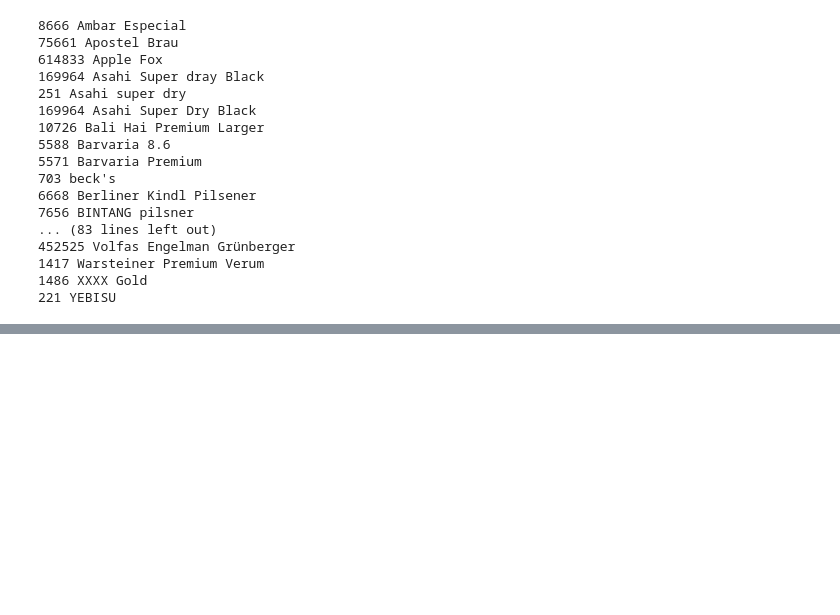
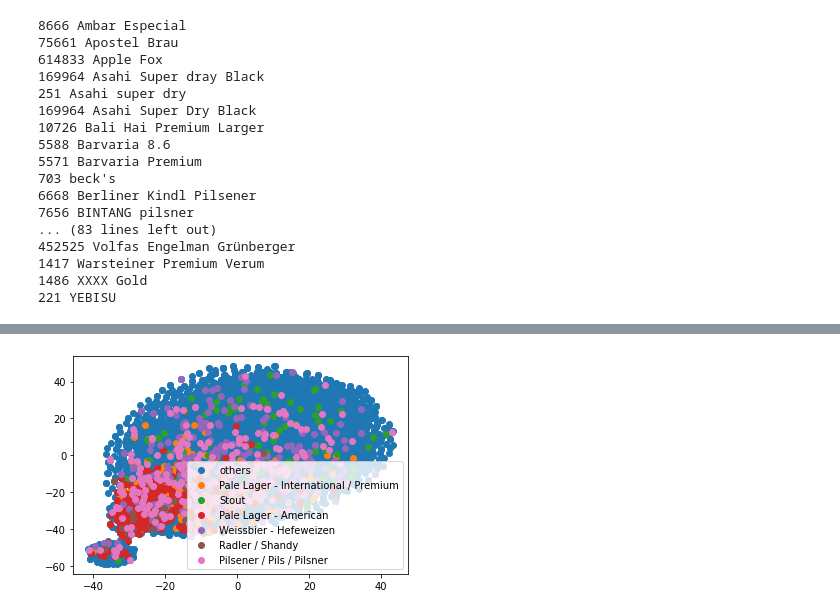
Before and after one commit to boostcampaitech3/final-project-level3-recsys-10, a Jupyter notebook: backend/recommendAPI/s3rec/inference.ipynb, the cells around one changed output, grey strips where cells are left out. Cells and saved outputs as stored; diff of their text form; code cells hidden in the pictures; blank space fills up the shorter version.

```diff
--- a/backend/recommendAPI/s3rec/inference.ipynb
+++ b/backend/recommendAPI/s3rec/inference.ipynb
@@ -311,0 +393,20 @@ Name: 98, dtype: object)
+# %%
+df_tsne_common = df_tsne.query("isinkorea_beer == False")
+plt.scatter(df_tsne_common["component 0"], df_tsne_common["component 1"], label = "others")
+df_tsne_inkorea = df_tsne#.query("isinkorea_beer == True")
+df_tsne_inkorea0 = df_tsne_inkorea.query("style == 'Pale Lager - International / Premium'")
+plt.scatter(df_tsne_inkorea0["component 0"], df_tsne_inkorea0["component 1"], label = "Pale Lager - International / Premium")
+df_tsne_inkorea1 = df_tsne_inkorea.query("style == 'Stout'")
+plt.scatter(df_tsne_inkorea1["component 0"], df_tsne_inkorea1["component 1"], label = "Stout")
+df_tsne_inkorea2 = df_tsne_inkorea.query("style == 'Pale Lager - American'")
+plt.scatter(df_tsne_inkorea2["component 0"], df_tsne_inkorea2["component 1"], label = "Pale Lager - American")
+df_tsne_inkorea3 = df_tsne_inkorea.query("style == 'Weissbier - Hefeweizen'")
+plt.scatter(df_tsne_inkorea3["component 0"], df_tsne_inkorea3["component 1"], label = "Weissbier - Hefeweizen")
+df_tsne_inkorea4 = df_tsne_inkorea.query("style == 'Radler / Shandy'")
+plt.scatter(df_tsne_inkorea4["component 0"], df_tsne_inkorea4["component 1"], label = "Radler / Shandy")
+df_tsne_inkorea5 = df_tsne_inkorea.query("style == 'Pilsener / Pils / Pilsner'")
+plt.scatter(df_tsne_inkorea5["component 0"], df_tsne_inkorea5["component 1"], label = "Pilsener / Pils / Pilsner")
+plt.legend()
+plt.show()
+# %% [output]
+[figure, added]
```
Also changed, not shown: parts of 20 cells of this notebook, 3 other files.
